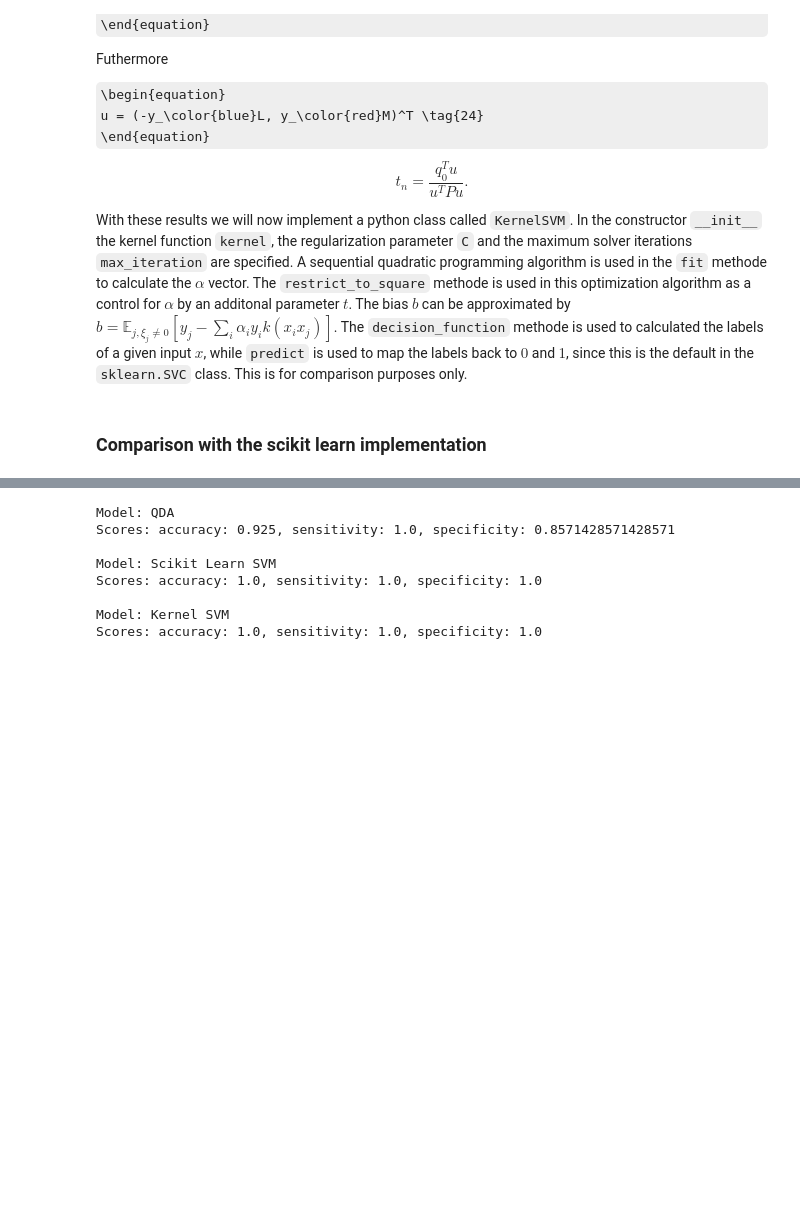
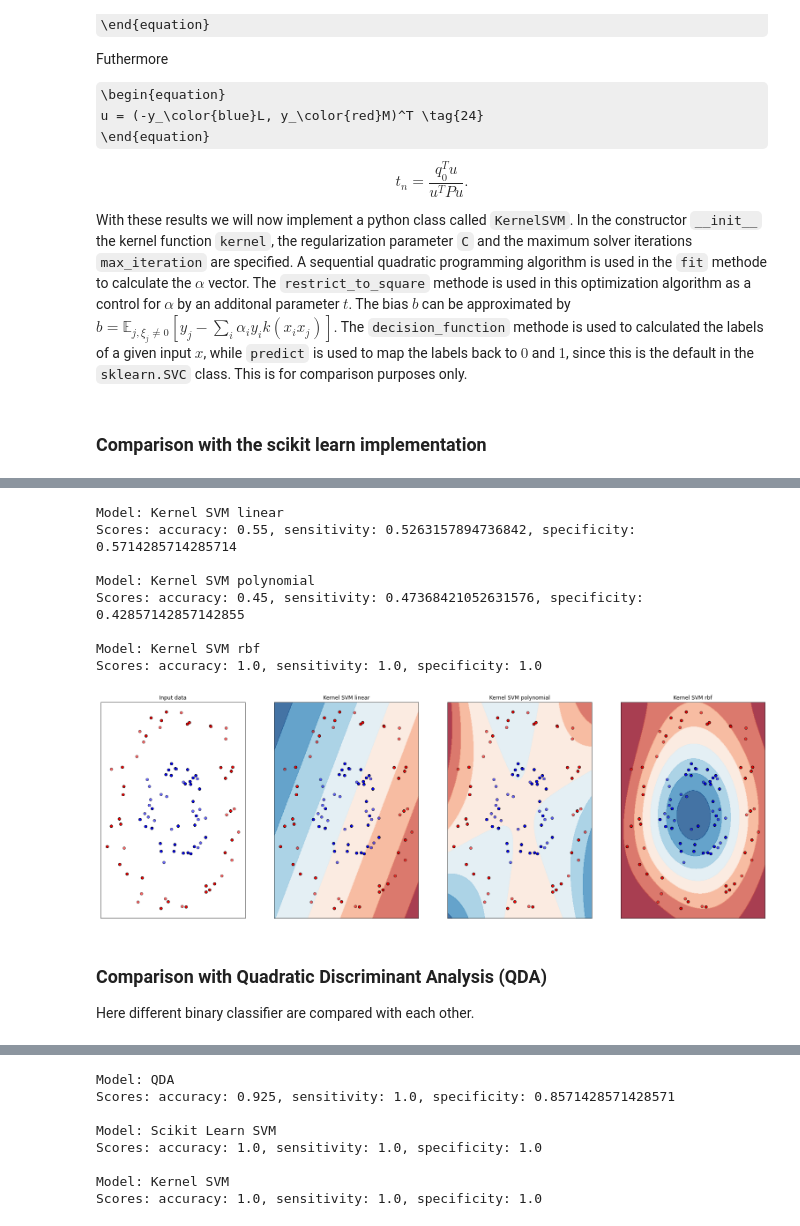
Before and after one commit to JoshuaSimon/Kernel-Learning, a Jupyter notebook: src/kernel_learning.ipynb, the cells around one changed output, grey strips where cells are left out. Saved outputs shown, nothing was run; the diff lists cells and outputs as text; code cells hidden in the pictures; some formulas as TeX source; blank space fills up the shorter version.

```diff
--- a/src/kernel_learning.ipynb
+++ b/src/kernel_learning.ipynb
@@ -822,3 +904,19 @@ def compare_models(X, y, names, classifiers):
+# %%
+compare_models(X_circle, y_circle, names, classifiers)
+# %% [output]
+Model: Kernel SVM linear
+Scores: accuracy: 0.55, sensitivity: 0.5263157894736842, specificity: 0.5714285714285714
+
+Model: Kernel SVM polynomial
+Scores: accuracy: 0.45, sensitivity: 0.47368421052631576, specificity: 0.42857142857142855
+
+Model: Kernel SVM rbf
+Scores: accuracy: 1.0, sensitivity: 1.0, specificity: 1.0
+[figure, added]
+# %% [markdown]
+### Comparison with Quadratic Discriminant Analysis (QDA)
+
+Here different binary classifier are compared with each other.
 # %%
 names = ["QDA", "Scikit Learn SVM", "Kernel SVM"]
 classifiers = [
```
Also changed, not shown: parts of 16 cells of this notebook, 1 other file.
